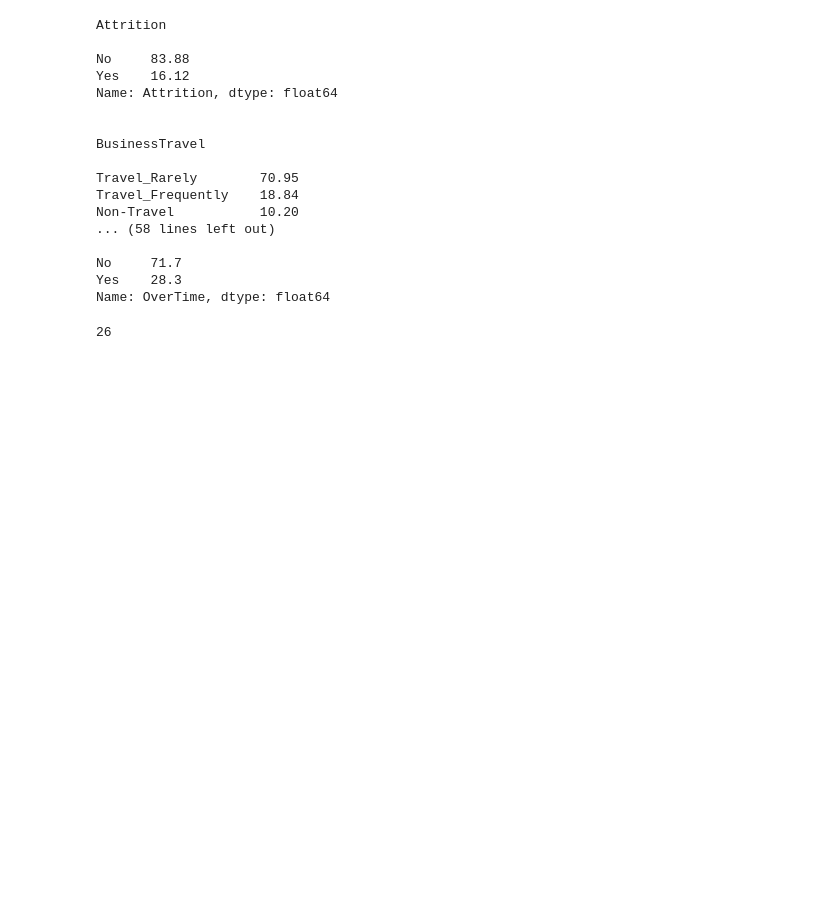
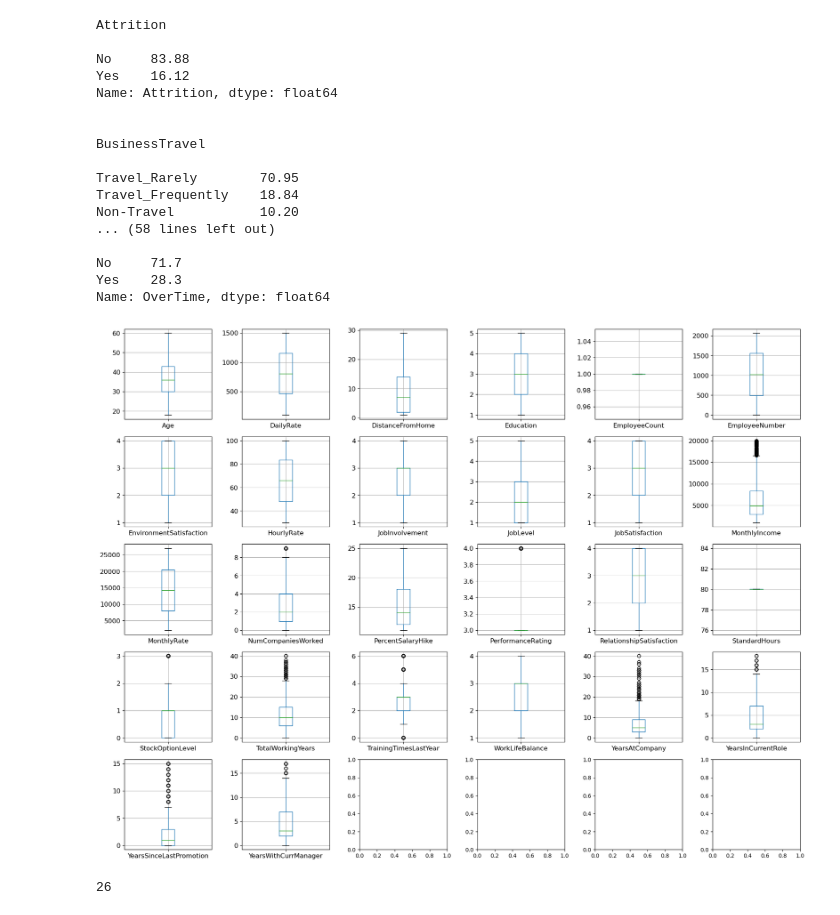
Before and after one commit to mohamedisakr/kaggle-ibm-hr-analytics-employee-attrition, a Jupyter notebook: exploratory-data-analysis-template.ipynb, the cells around one changed output. Drawn from its saved outputs; the diff is of its cells as text; code cells hidden in the pictures; blank space fills up the shorter version.

Commit message:
plotting

```diff
--- a/exploratory-data-analysis-template.ipynb
+++ b/exploratory-data-analysis-template.ipynb
@@ -319,6 +326,19 @@ Name: OverTime, dtype: float64
 #     ax[row,col].set_title(feature)
 #     col += 1
 # fig.show()
+# %%
+# plot each numerical feature individually using boxplots
+fig, axes = plt.subplots(5,6) # create figure and axes
+
+for count, feature in enumerate(list(train[numerical_features].columns.values)):
+  a = train.boxplot(feature, ax=axes.flatten()[count], fontsize='large')
+
+fig.set_size_inches(18.5, 14)
+plt.tight_layout()
+
+plt.show()
+# %% [output]
+[figure, added]
 # %%
 len(numerical_features)
 # %% [output]
```
Also changed, not shown: parts of 11 cells of this notebook.
